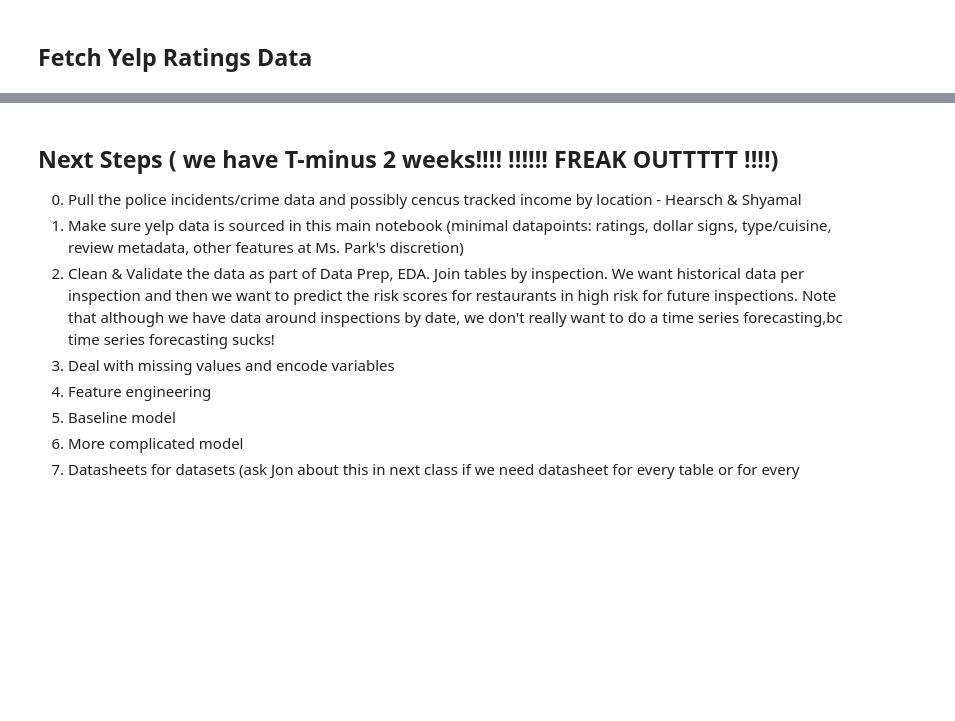
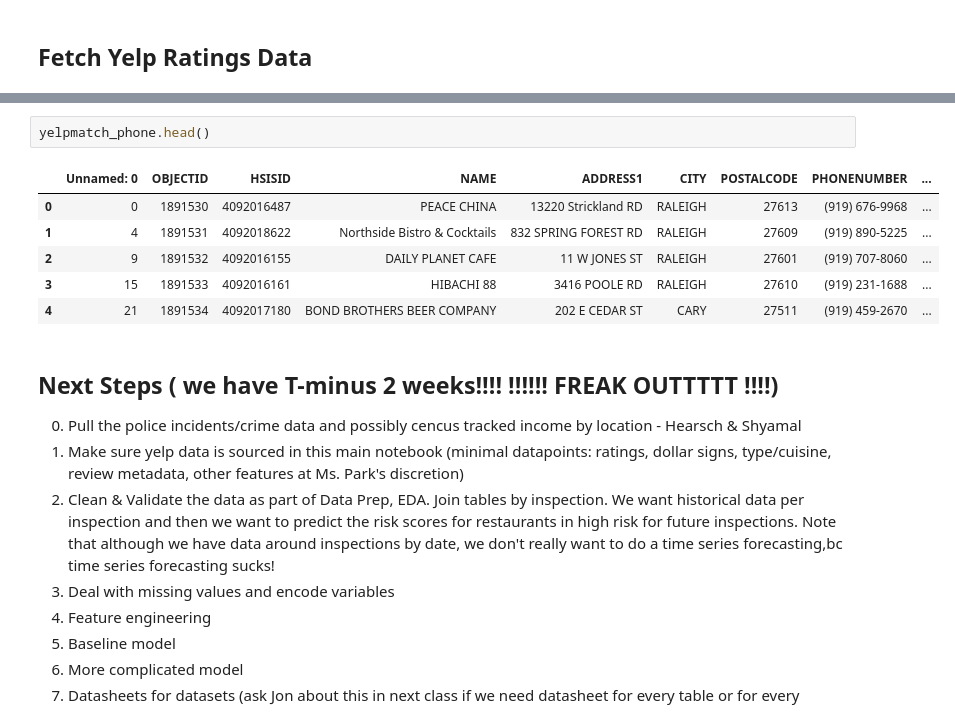
Before and after one commit to shyamal-anadkat/wake-county-food-inspections-analysis, a Jupyter notebook: Wake County - Restaurant Food Inspections Analysis [AIPI510].ipynb, the cells around one changed output, grey strips where cells are left out. Saved outputs shown, nothing was run; the diff lists cells and outputs as text; blank space fills up the shorter version.

```diff
--- a/Wake County - Restaurant Food Inspections Analysis [AIPI510].ipynb
+++ b/Wake County - Restaurant Food Inspections Analysis [AIPI510].ipynb
@@ -103,3 +232,12 @@ weather df shape: (1025, 5)
+# %%
+yelpmatch_phone.head()
+# %% [output]
+|  | Unnamed: 0 | OBJECTID | HSISID | NAME | ADDRESS1 | CITY | POSTALCODE | PHONENUMBER | ... |
+| 0 | 0 | 1891530 | 4092016487 | PEACE CHINA | 13220 Strickland RD | RALEIGH | 27613 | (919) 676-9968 | ... |
+| 1 | 4 | 1891531 | 4092018622 | Northside Bistro & Cocktails | 832 SPRING FOREST RD | RALEIGH | 27609 | (919) 890-5225 | ... |
+| 2 | 9 | 1891532 | 4092016155 | DAILY PLANET CAFE | 11 W JONES ST | RALEIGH | 27601 | (919) 707-8060 | ... |
+| 3 | 15 | 1891533 | 4092016161 | HIBACHI 88 | 3416 POOLE RD | RALEIGH | 27610 | (919) 231-1688 | ... |
+| 4 | 21 | 1891534 | 4092017180 | BOND BROTHERS BEER COMPANY | 202 E CEDAR ST | CARY | 27511 | (919) 459-2670 | ... |
 # %% [markdown]
 ## Next Steps ( we have T-minus 2 weeks!!!! !!!!!! FREAK OUTTTTT !!!!)
 0. Pull the police incidents/crime data and possibly cencus tracked income by location - Hearsch & Shyamal
```
Also changed, not shown: parts of 4 cells of this notebook, 3 other files.
